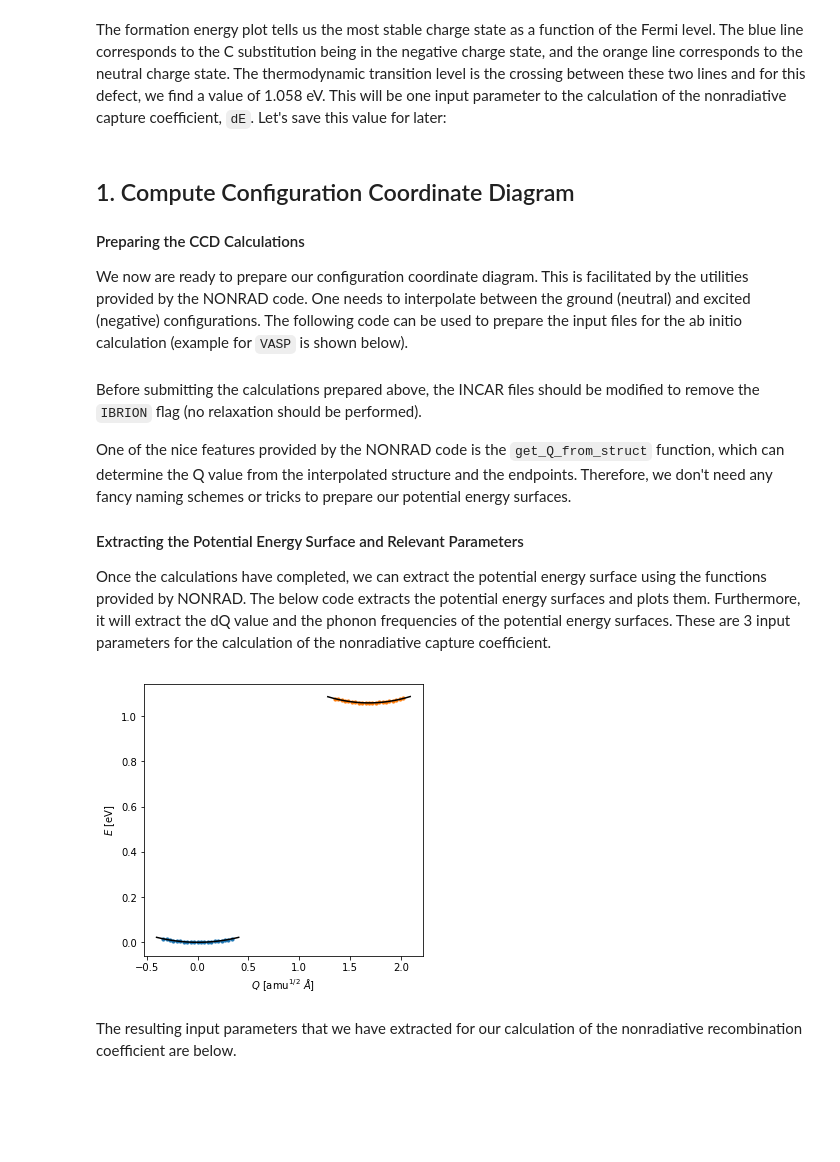
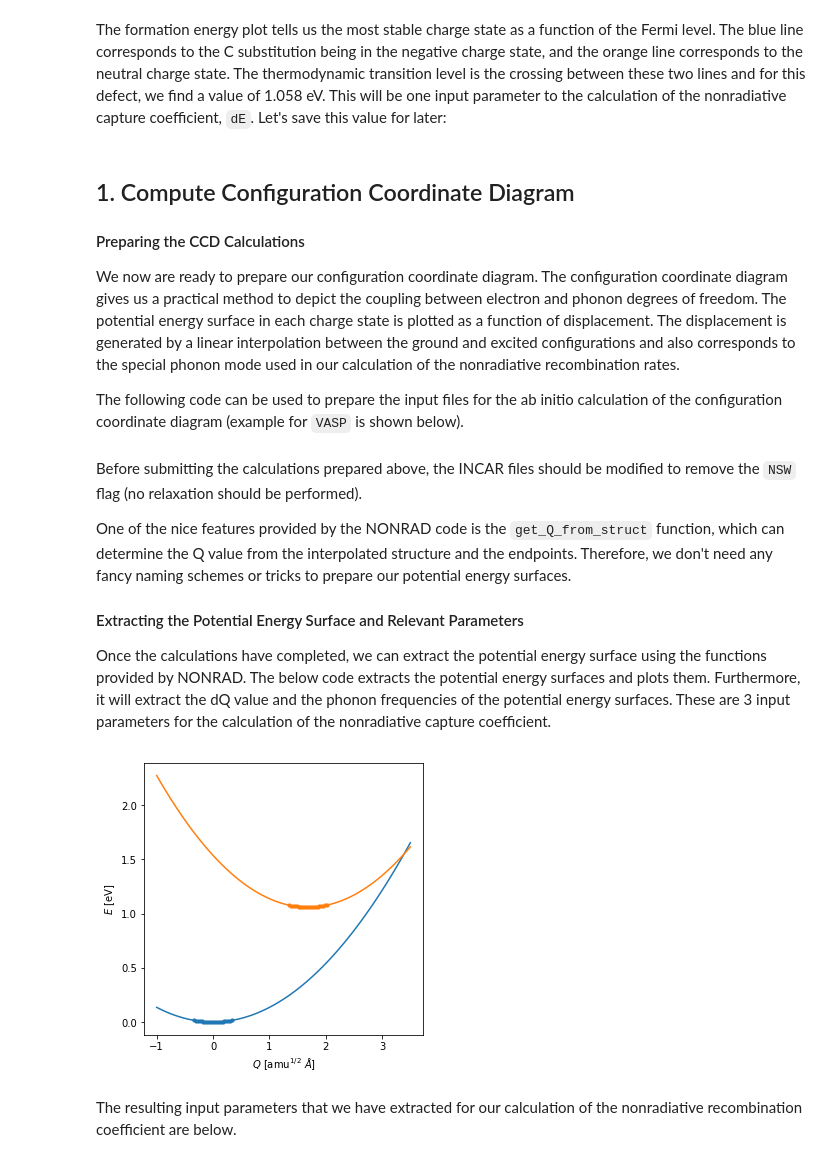
Before and after one commit to mturiansky/nonrad, a Jupyter notebook: notebooks/tutorial.ipynb, the cells around one changed output. Saved outputs shown, nothing was run; the diff lists cells and outputs as text; code cells hidden in the pictures; blank space fills up the shorter version.

```diff
--- a/notebooks/tutorial.ipynb
+++ b/notebooks/tutorial.ipynb
@@ -33,7 +33,9 @@ dE = 1.058 # eV
 ## 1. Compute Configuration Coordinate Diagram
 
 #### Preparing the CCD Calculations
-We now are ready to prepare our configuration coordinate diagram. This is facilitated by the utilities provided by the NONRAD code. One needs to interpolate between the ground (neutral) and excited (negative) configurations. The following code can be used to prepare the input files for the ab initio calculation (example for `VASP` is shown below).
+We now are ready to prepare our configuration coordinate diagram. The configuration coordinate diagram gives us a practical method to depict the coupling between electron and phonon degrees of freedom. The potential energy surface in each charge state is plotted as a function of displacement. The displacement is generated by a linear interpolation between the ground and excited configurations and also corresponds to the special phonon mode used in our calculation of the nonradiative recombination rates.
+
+The following code can be used to prepare the input files for the ab initio calculation of the configuration coordinate diagram (example for `VASP` is shown below).
 # %%
 import os
 from pathlib import Path
@@ -79,7 +81,7 @@ for i, struct in enumerate(excited):
     for f in ['KPOINTS', 'POTCAR', 'INCAR', 'submit.job']:
         copyfile(str(ground_files / f), str(working_dir / f))
 # %% [markdown]
-Before submitting the calculations prepared above, the INCAR files should be modified to remove the `IBRION` flag (no relaxation should be performed).
+Before submitting the calculations prepared above, the INCAR files should be modified to remove the `NSW` flag (no relaxation should be performed).
 
 One of the nice features provided by the NONRAD code is the `get_Q_from_struct` function, which can determine the Q value from the interpolated structure and the endpoints. Therefore, we don't need any fancy naming schemes or tricks to prepare our potential energy surfaces.
 
@@ -91,36 +93,37 @@ from glob import glob
 from nonrad.utils import get_dQ, get_PES_from_vaspruns, get_omega_from_PES
 
 # calculate dQ
 dQ = get_dQ(ground_struct, excited_struct) # amu^{1/2} Angstrom
 
 # this prepares a list of all vasprun.xml's from the CCD calculations
 ground_vaspruns = glob(str(cc_dir / 'ground' / '*' / 'vasprun.xml'))
 excited_vaspruns = glob(str(cc_dir / 'excited' / '*' / 'vasprun.xml'))
 
 # remember that the 0% displacement was removed before? we need to add that back in here
 ground_vaspruns = ground_vaspruns + [str(ground_files / 'vasprun.xml')]
 excited_vaspruns = excited_vaspruns + [str(excited_files / 'vasprun.xml')]
 
 # extract the potential energy surface
 Q_ground, E_ground = get_PES_from_vaspruns(ground_struct, excited_struct, ground_vaspruns)
 Q_excited, E_excited = get_PES_from_vaspruns(ground_struct, excited_struct, excited_vaspruns)
 
 # the energy surfaces are referenced to the minimums, so we need to add dE (defined before) to E_excited
 E_excited = dE + E_excited
 
 fig, ax = plt.subplots(figsize=(5, 5))
 ax.scatter(Q_ground, E_ground, s=10)
 ax.scatter(Q_excited, E_excited, s=10)
 
 # by passing in the axis object, it also plots the fitted curve
-ground_omega = get_omega_from_PES(Q_ground, E_ground, ax=ax)
-excited_omega = get_omega_from_PES(Q_excited, E_excited, ax=ax)
+q = np.linspace(-1.0, 3.5, 100)
+ground_omega = get_omega_from_PES(Q_ground, E_ground, ax=ax, q=q)
+excited_omega = get_omega_from_PES(Q_excited, E_excited, ax=ax, q=q)
 
 ax.set_xlabel('$Q$ [amu$^{1/2}$ $\AA$]')
 ax.set_ylabel('$E$ [eV]')
 plt.show()
 # %% [output]
-[figure, old version]
+[figure, new version]
 # %% [markdown]
 The resulting input parameters that we have extracted for our calculation of the nonradiative recombination coefficient are below.
 # %%
```
Also changed, not shown: parts of 4 cells of this notebook, 2 other files.
